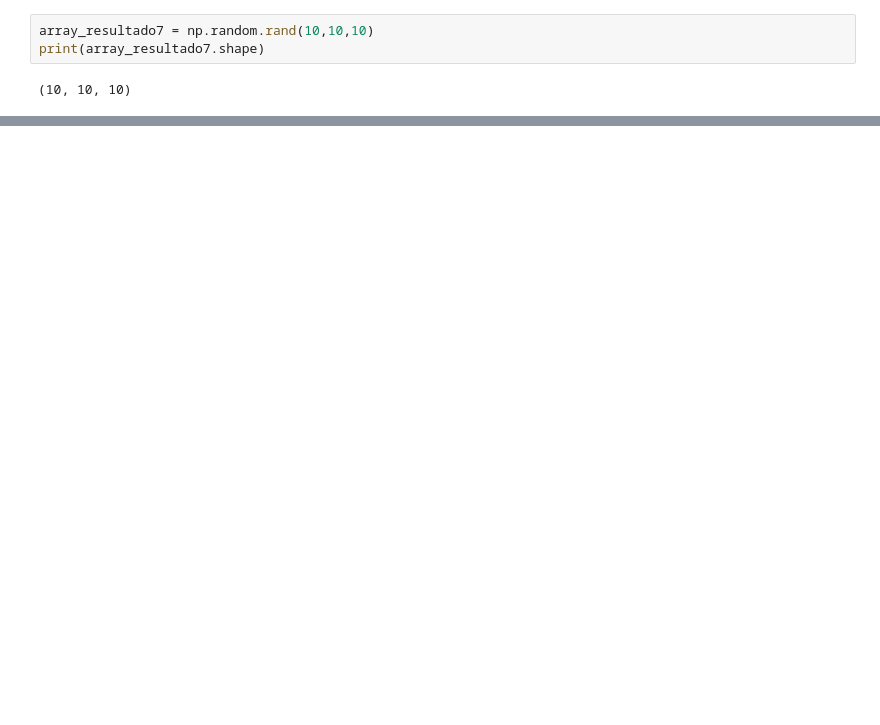
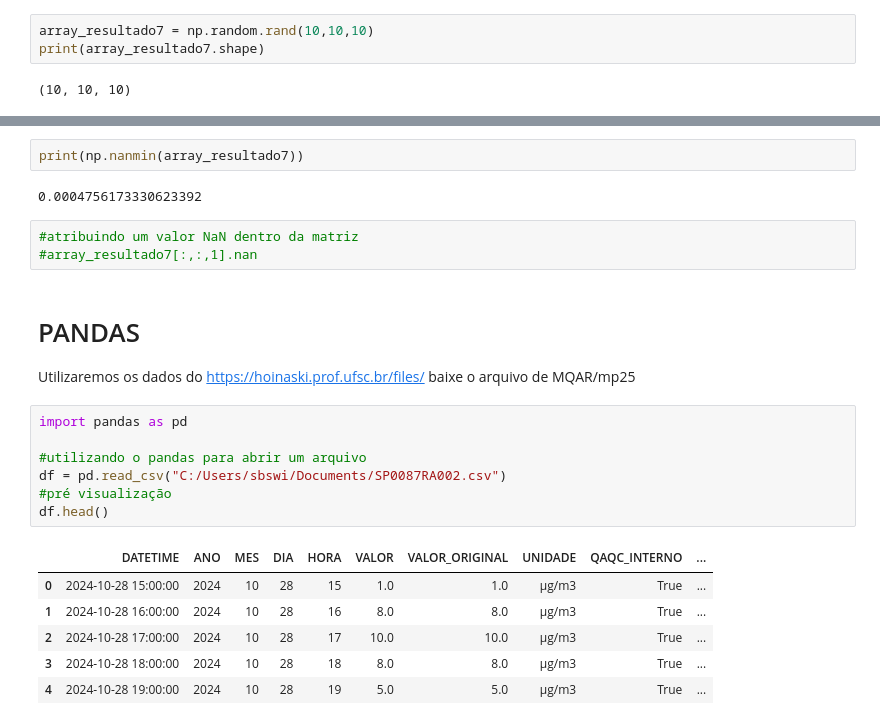
Before and after one commit to Jubachinski/python_env_app, a Jupyter notebook: notebooks/Aula3.ipynb, the cells around one changed output, grey strips where cells are left out. Saved outputs shown, nothing was run; the diff lists cells and outputs as text; blank space fills up the shorter version.

```diff
--- a/notebooks/Aula3.ipynb
+++ b/notebooks/Aula3.ipynb
@@ -196,0 +248,24 @@ array([[0.70948463, 0.40489789],
+# %%
+print(np.nanmin(array_resultado7))
+# %% [output]
+0.0004756173330623392
+# %%
+#atribuindo um valor NaN dentro da matriz
+#array_resultado7[:,:,1].nan
+# %% [markdown]
+# PANDAS
+Utilizaremos os dados do https://hoinaski.prof.ufsc.br/files/ baixe o arquivo de MQAR/mp25
+# %%
+import pandas as pd
+
+#utilizando o pandas para abrir um arquivo
+df = pd.read_csv("C:/Users/sbswi/Documents/SP0087RA002.csv")
+#pré visualização
+df.head()
+# %% [output]
+|  | DATETIME | ANO | MES | DIA | HORA | VALOR | VALOR_ORIGINAL | UNIDADE | QAQC_INTERNO | ... |
+| 0 | 2024-10-28 15:00:00 | 2024 | 10 | 28 | 15 | 1.0 | 1.0 | µg/m3 | True | ... |
+| 1 | 2024-10-28 16:00:00 | 2024 | 10 | 28 | 16 | 8.0 | 8.0 | µg/m3 | True | ... |
+| 2 | 2024-10-28 17:00:00 | 2024 | 10 | 28 | 17 | 10.0 | 10.0 | µg/m3 | True | ... |
+| 3 | 2024-10-28 18:00:00 | 2024 | 10 | 28 | 18 | 8.0 | 8.0 | µg/m3 | True | ... |
+| 4 | 2024-10-28 19:00:00 | 2024 | 10 | 28 | 19 | 5.0 | 5.0 | µg/m3 | True | ... |
```
Also changed, not shown: parts of 24 cells of this notebook.
